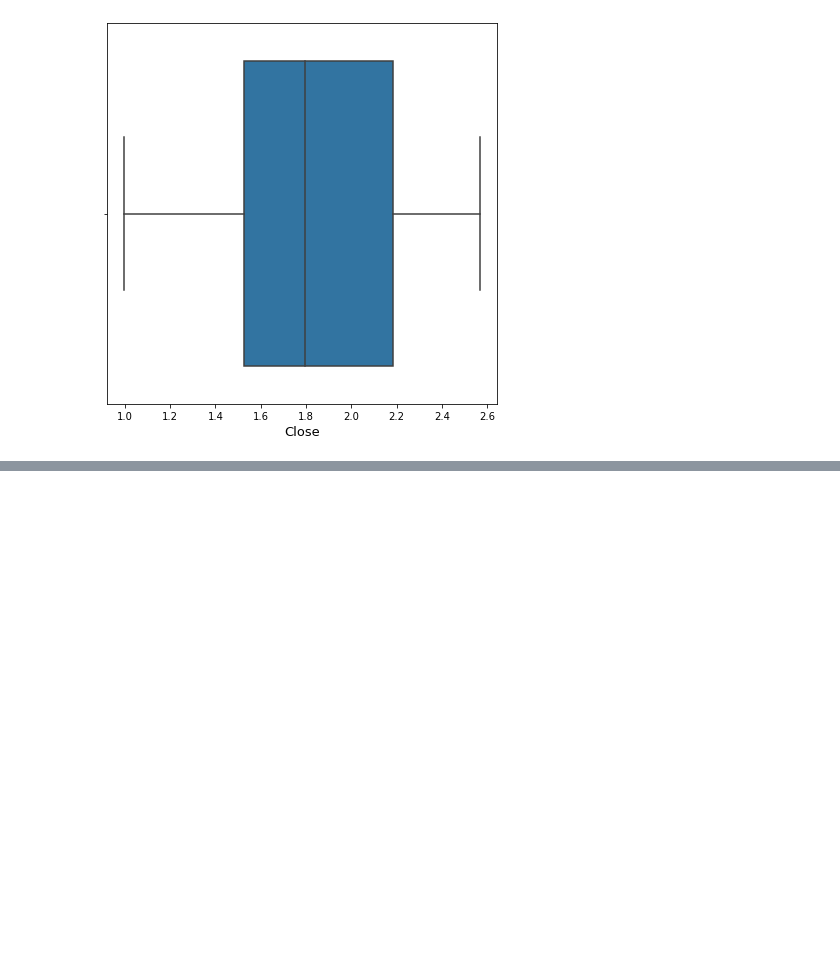
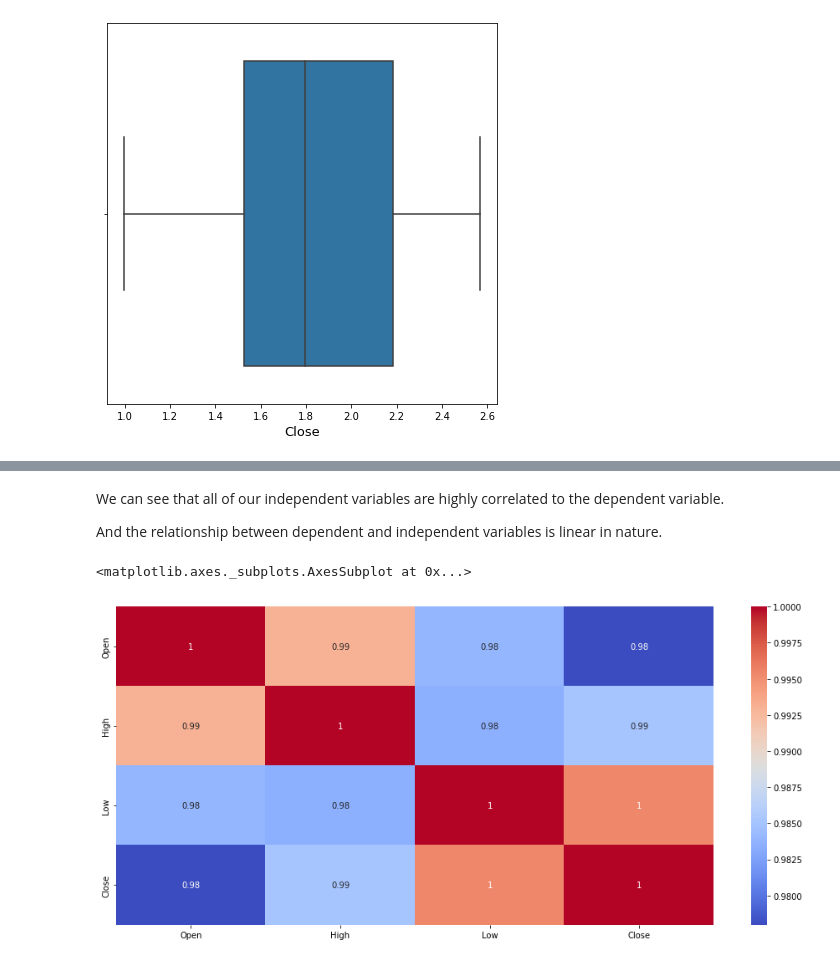
Before and after one commit to gopaljigupta45/YES_BANK_STOCK_PRICE_PREDICTION, a Jupyter notebook: Yes_bank_stock_price_prediction_.ipynb, the cells around one changed output, grey strips where cells are left out. Drawn from its saved outputs; the diff is of its cells as text; code cells hidden in the pictures; blank space fills up the shorter version.

```diff
--- a/Yes_bank_stock_price_prediction_.ipynb
+++ b/Yes_bank_stock_price_prediction_.ipynb
@@ -269,0 +299,12 @@ Since we have a very small dataset to work with, dropping the outliers completel
+# %% [markdown]
+We can see that all of our independent variables are highly correlated to the dependent variable.
+
+And the relationship between dependent and independent variables is linear in nature.
+# %%
+# Now let's visualise for the correlation among all variables.
+corr = df.corr()
+plt.figure(figsize=(16,7))
+sns.heatmap(corr, annot=True, cmap='coolwarm')
+# %% [output]
+<matplotlib.axes._subplots.AxesSubplot at 0x...>
+[figure, added]
```
Also changed, not shown: parts of 11 cells of this notebook.
